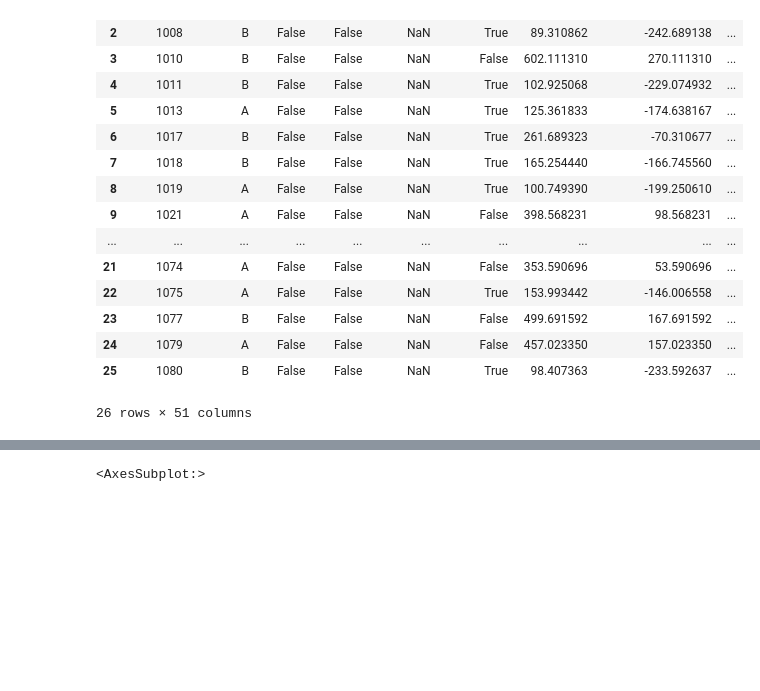
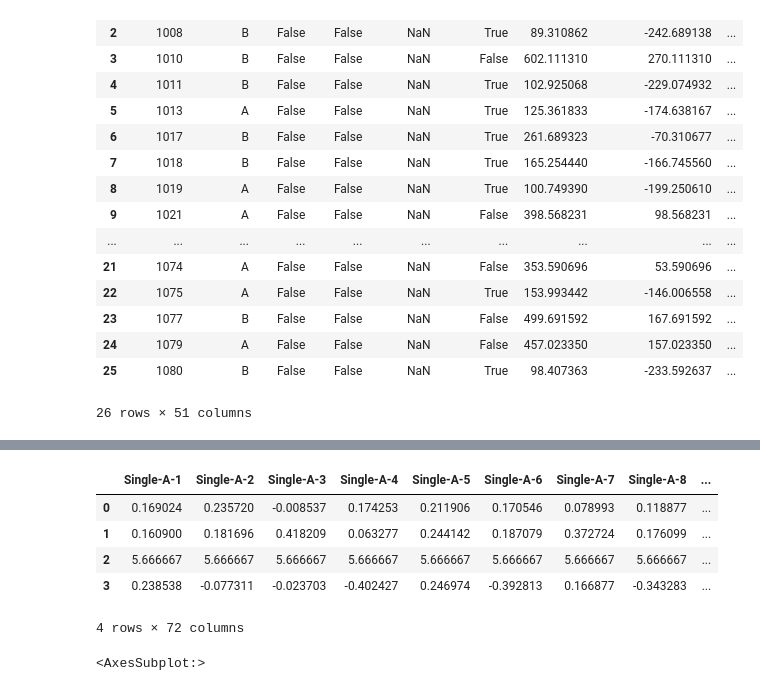
Before and after one commit to lucasessmann/GTA_ET, a Jupyter notebook: Graph Comparison.ipynb, the cells around one changed output, grey strips where cells are left out. Cells and saved outputs as stored; diff of their text form; code cells hidden in the pictures; blank space fills up the shorter version.

```diff
--- a/Graph Comparison.ipynb
+++ b/Graph Comparison.ipynb
@@ -453,6 +453,15 @@ for condition in conditions:
                     np.mean(correlations_all[condition][direction]['Leader'][str(path)].Success)
                 mean_corr_df.loc[3, condition + '-' + direction + '-' + str(path) + ' - Follower'] = \
                     correlations_all[condition][direction]['Follower'][str(path)].Correlation.corr(correlations_all[condition][direction]['Follower'][str(path)].Success)
+# %%
+mean_corr_df
+# %% [output]
+|  | Single-A-1 | Single-A-2 | Single-A-3 | Single-A-4 | Single-A-5 | Single-A-6 | Single-A-7 | Single-A-8 | ... |
+| 0 | 0.169024 | 0.235720 | -0.008537 | 0.174253 | 0.211906 | 0.170546 | 0.078993 | 0.118877 | ... |
+| 1 | 0.160900 | 0.181696 | 0.418209 | 0.063277 | 0.244142 | 0.187079 | 0.372724 | 0.176099 | ... |
+| 2 | 5.666667 | 5.666667 | 5.666667 | 5.666667 | 5.666667 | 5.666667 | 5.666667 | 5.666667 | ... |
+| 3 | 0.238538 | -0.077311 | -0.023703 | -0.402427 | 0.246974 | -0.392813 | 0.166877 | -0.343283 | ... |
+4 rows × 72 columns
 # %%
 mean_corr_df.T.iloc[:,2].hist()
 # %% [output]
```
Also changed, not shown: parts of 6 cells of this notebook.
